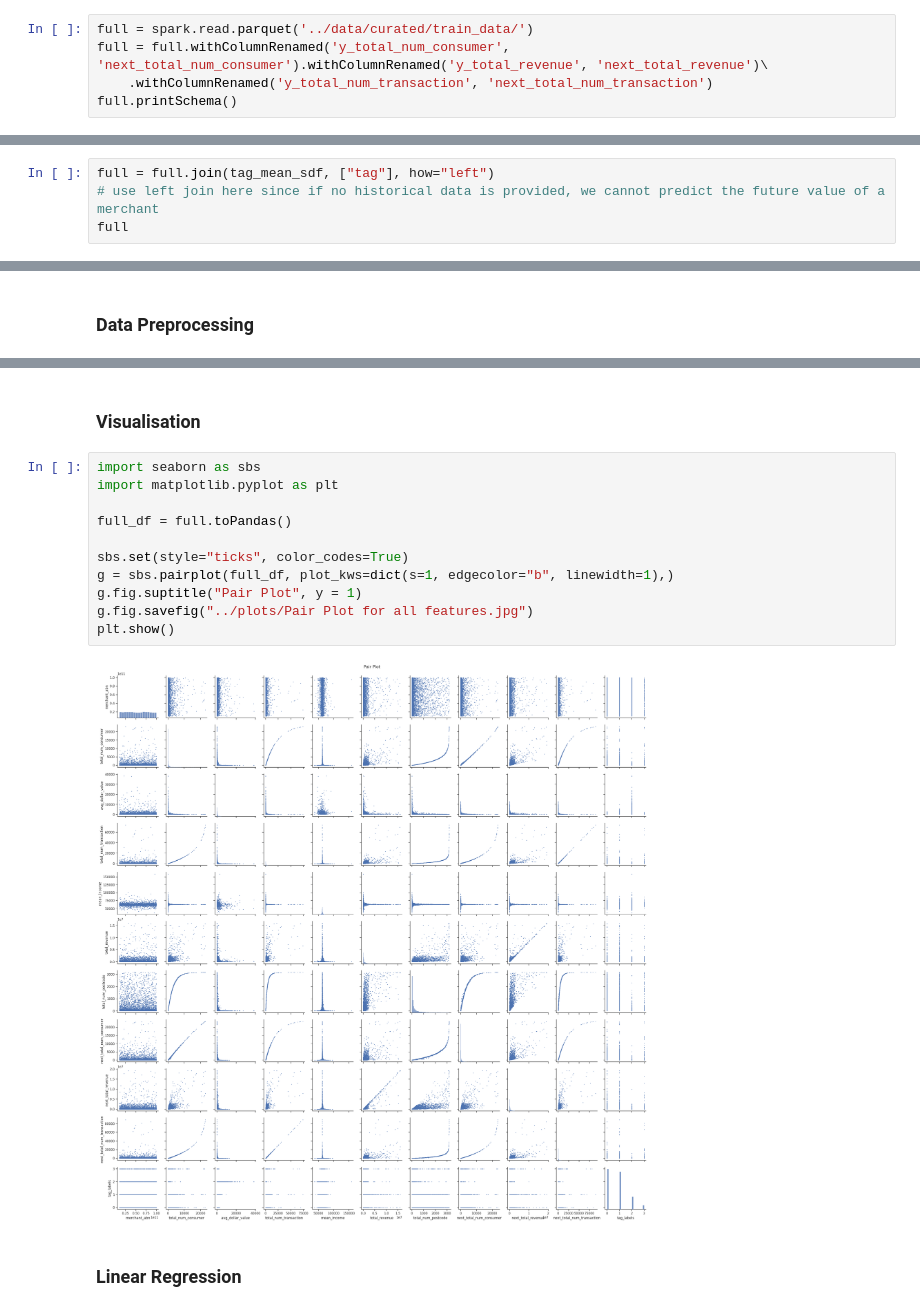
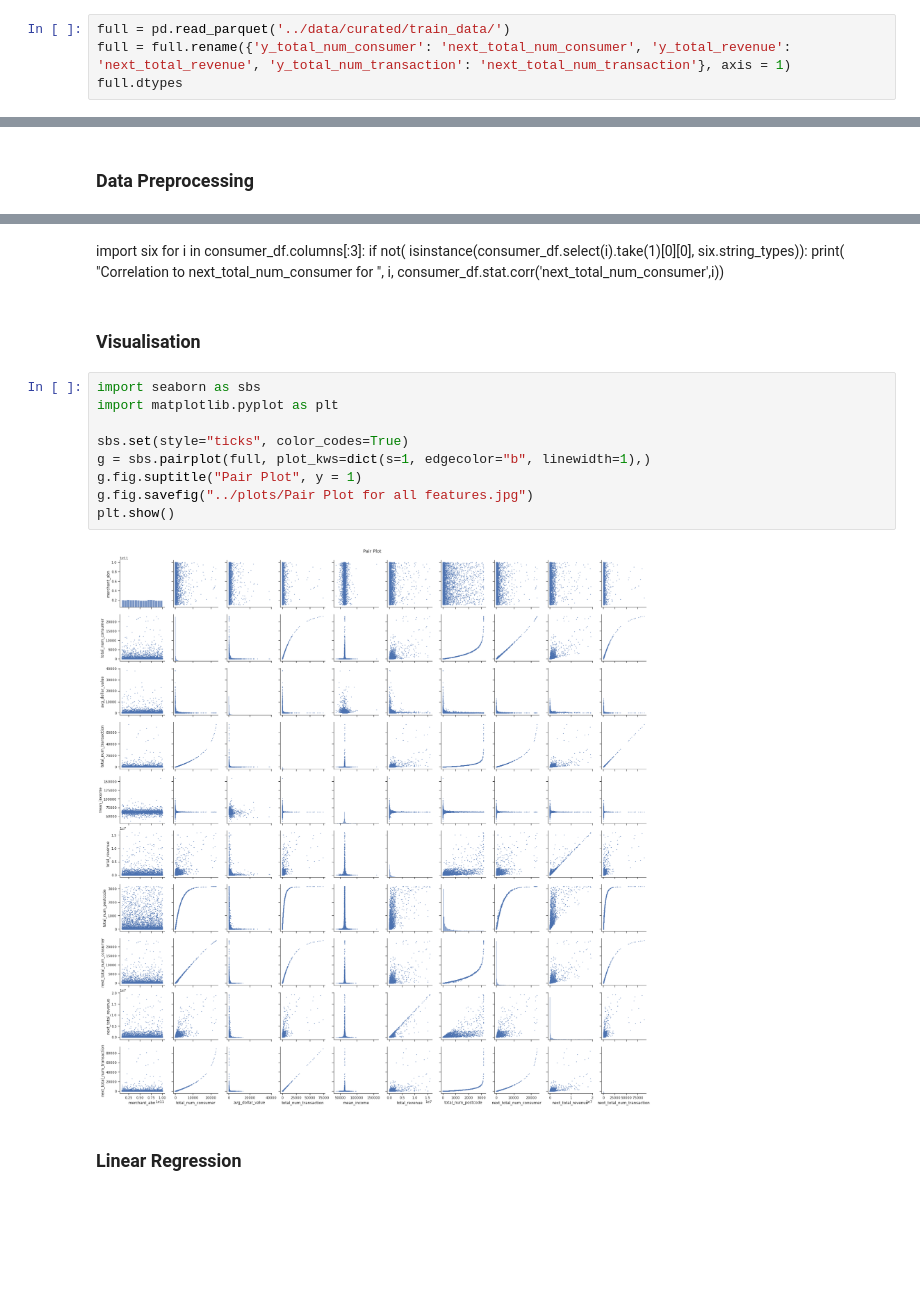
Before and after one commit to MAST30034-Applied-Data-Science/generic-buy-now-pay-later-project-group-14, a Jupyter notebook: models/predict_num_consumer.ipynb, the cells around one changed output, grey strips where cells are left out. Cells and saved outputs as stored; diff of their text form; blank space fills up the shorter version.

Commit message:
improved consumer model

```diff
--- a/models/predict_num_consumer.ipynb
+++ b/models/predict_num_consumer.ipynb
@@ -32,8 +36,7 @@ To adjust logging level use sc.setLogLevel(newLevel). For SparkR, use setLogLeve
 # %% [markdown]
 ### Readin Data
 # %%
-full = spark.read.parquet('../data/curated/train_data/')
-full = full.withColumnRenamed('y_total_num_consumer', 'next_total_num_consumer').withColumnRenamed('y_total_revenue', 'next_total_revenue')\
-    .withColumnRenamed('y_total_num_transaction', 'next_total_num_transaction')
-full.printSchema()
+full = pd.read_parquet('../data/curated/train_data/')
+full = full.rename({'y_total_num_consumer': 'next_total_num_consumer', 'y_total_revenue': 'next_total_revenue', 'y_total_num_transaction': 'next_total_num_transaction'}, axis = 1)
+full.dtypes
 # %% [output]
@@ -113,4 +57,0 @@ only showing top 20 rows
-# %%
-full = full.join(tag_mean_sdf, ["tag"], how="left")
-# use left join here since if no historical data is provided, we cannot predict the future value of a merchant
-full
@@ -194,17 +132,20 @@ Correlation to next_total_num_consumer for  tagIndex -0.1440912852559996
+# %% [markdown]
+import six
+for i in consumer_df.columns[:3]:
+    if not( isinstance(consumer_df.select(i).take(1)[0][0], six.string_types)):
+        print( "Correlation to next_total_num_consumer for ", i, consumer_df.stat.corr('next_total_num_consumer',i))
 # %% [markdown]
 ### Visualisation
 # %%
 import seaborn as sbs
 import matplotlib.pyplot as plt
 
-full_df = full.toPandas()
-
 sbs.set(style="ticks", color_codes=True)
-g = sbs.pairplot(full_df, plot_kws=dict(s=1, edgecolor="b", linewidth=1),)
+g = sbs.pairplot(full, plot_kws=dict(s=1, edgecolor="b", linewidth=1),)
 g.fig.suptitle("Pair Plot", y = 1)
 g.fig.savefig("../plots/Pair Plot for all features.jpg")
 plt.show()
 # %% [output]
-[figure, old version]
+[figure, new version]
 # %% [markdown]
 ### Linear Regression
```
Also changed, not shown: parts of 42 cells of this notebook, 2 other files.
